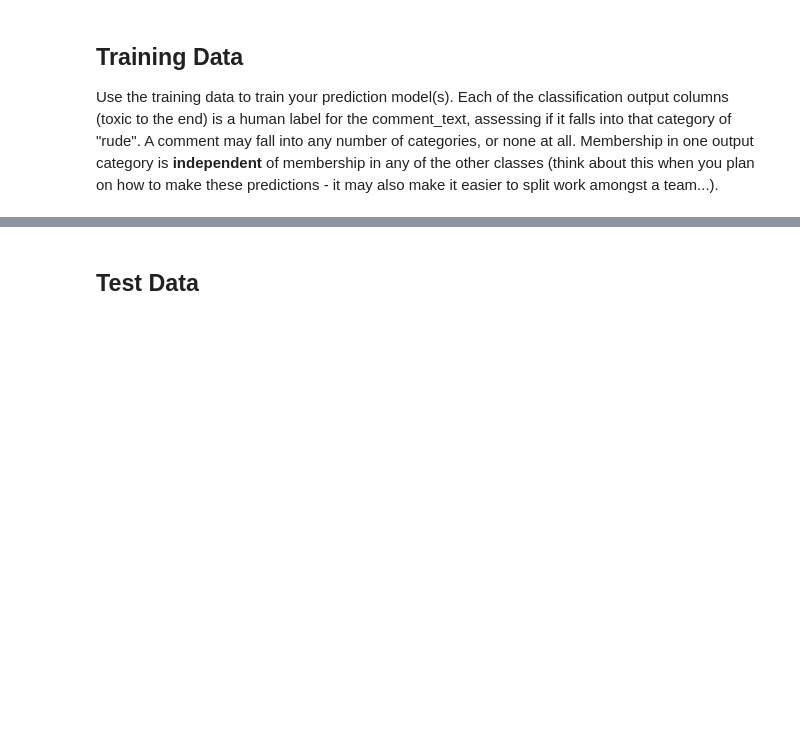
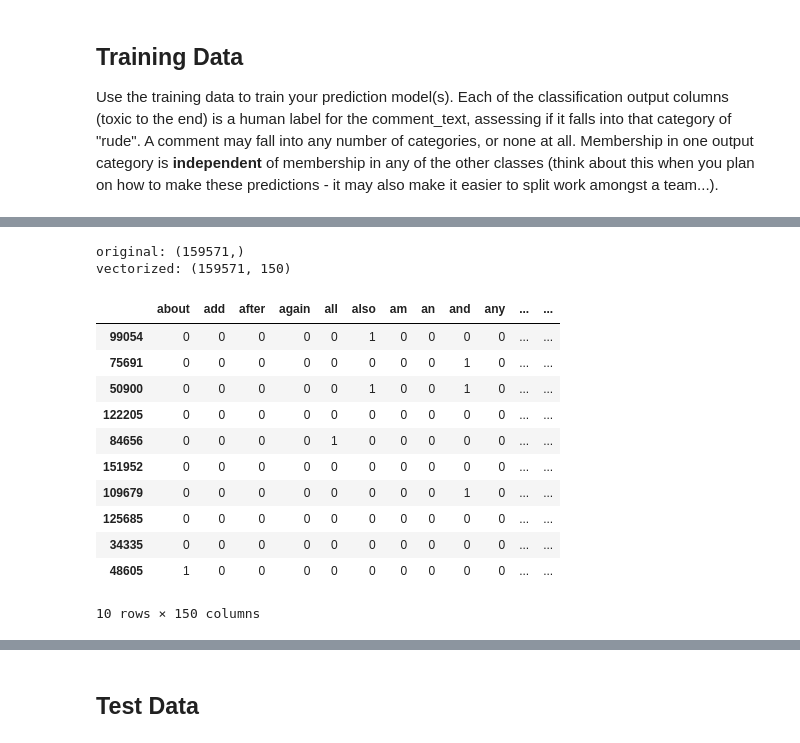
Before and after one commit to michaeljharris/ItML_Project_1_Students, a Jupyter notebook: proj_1_start.ipynb, the cells around one changed output, grey strips where cells are left out. Saved outputs shown, nothing was run; the diff lists cells and outputs as text; code cells hidden in the pictures; blank space fills up the shorter version.

```diff
--- a/proj_1_start.ipynb
+++ b/proj_1_start.ipynb
@@ -31,0 +61,23 @@ train_df.head()
+# %%
+vec_cv = CountVectorizer(max_features=150)
+tmp = vec_cv.fit_transform(train_df["comment_text"])
+tok_cols = vec_cv.get_feature_names_out()
+tok_df = pd.DataFrame(tmp.toarray(), columns=tok_cols)
+print("original:",train_df["comment_text"].shape)
+print("vectorized:", tmp.shape)
+tok_df.sample(10)
+# %% [output]
+original: (159571,)
+vectorized: (159571, 150)
+|  | about | add | after | again | all | also | am | an | and | any | ... | ... |
+| 99054 | 0 | 0 | 0 | 0 | 0 | 1 | 0 | 0 | 0 | 0 | ... | ... |
+| 75691 | 0 | 0 | 0 | 0 | 0 | 0 | 0 | 0 | 1 | 0 | ... | ... |
+| 50900 | 0 | 0 | 0 | 0 | 0 | 1 | 0 | 0 | 1 | 0 | ... | ... |
+| 122205 | 0 | 0 | 0 | 0 | 0 | 0 | 0 | 0 | 0 | 0 | ... | ... |
+| 84656 | 0 | 0 | 0 | 0 | 1 | 0 | 0 | 0 | 0 | 0 | ... | ... |
+| 151952 | 0 | 0 | 0 | 0 | 0 | 0 | 0 | 0 | 0 | 0 | ... | ... |
+| 109679 | 0 | 0 | 0 | 0 | 0 | 0 | 0 | 0 | 1 | 0 | ... | ... |
+| 125685 | 0 | 0 | 0 | 0 | 0 | 0 | 0 | 0 | 0 | 0 | ... | ... |
+| 34335 | 0 | 0 | 0 | 0 | 0 | 0 | 0 | 0 | 0 | 0 | ... | ... |
+| 48605 | 1 | 0 | 0 | 0 | 0 | 0 | 0 | 0 | 0 | 0 | ... | ... |
+10 rows × 150 columns
```
Also changed, not shown: parts of 5 cells of this notebook, 1 other file.
